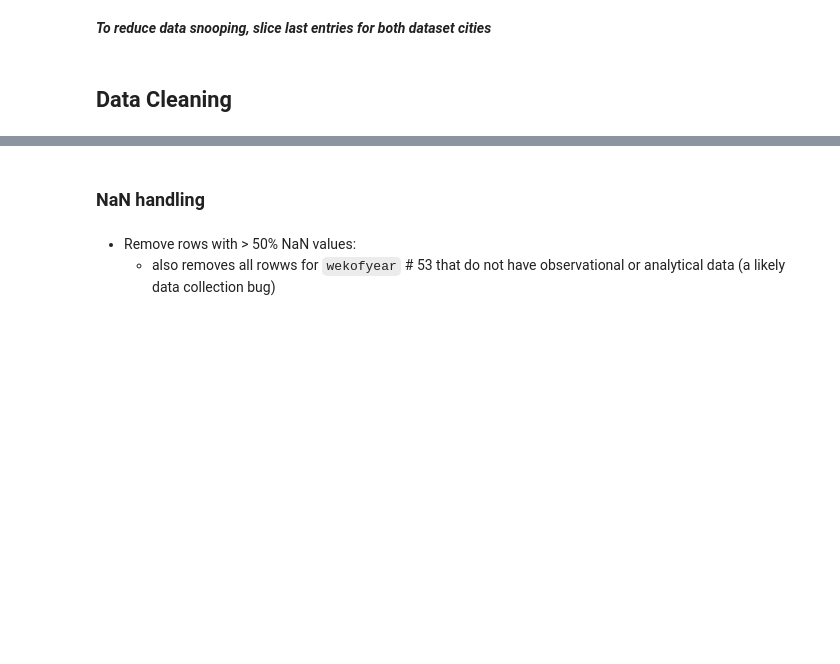
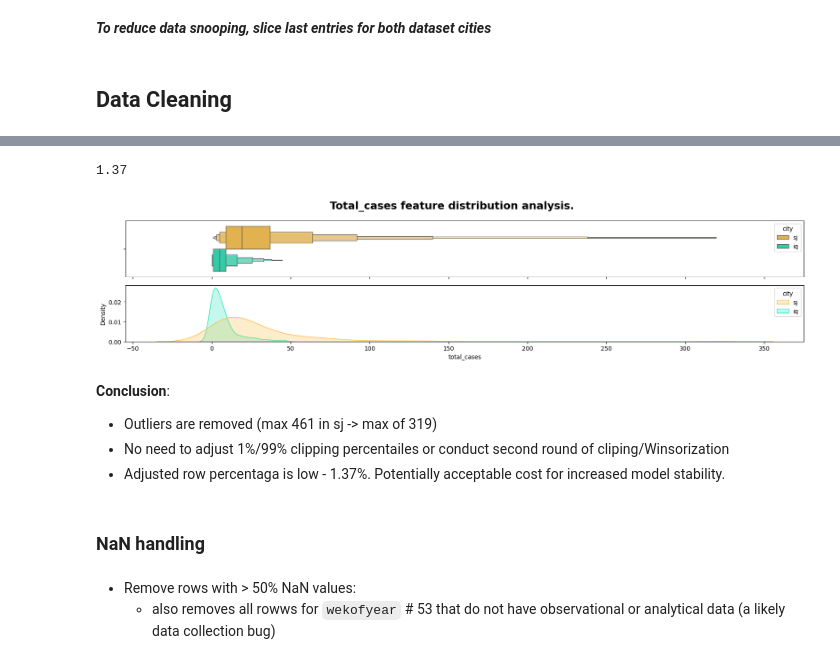
Before and after one commit to ButrosV/dengue-transfer-learn, a Jupyter notebook: notebooks/02_data_cleaning_dengue.ipynb, the cells around one changed output, grey strips where cells are left out. Cells and saved outputs as stored; diff of their text form; code cells hidden in the pictures; blank space fills up the shorter version.

Commit message:
added outlier caping functionality

```diff
--- a/notebooks/02_data_cleaning_dengue.ipynb
+++ b/notebooks/02_data_cleaning_dengue.ipynb
@@ -175,3 +218,22 @@ dtype: float64
+# %%
+intermediate_target = cap_outliers(data=df_labels_raw, features=TARGET)
+df_labels_clean = intermediate_target["data"]
+# %%
+intermediate_target["capped_row_prc"]
+# %% [output]
+1.37
+# %%
+display_distributions(data = df_labels_clean,
+                      hue_palette=(CITYGROUP_FEAT, random_colormap()),
+                     features=[TARGET], title_prefix=TARGET.capitalize(),
+                     )
+# %% [output]
+[figure, added]
+# %% [markdown]
+**Conclusion**:
+- Outliers are removed (max 461 in sj -> max of 319)
+- No need to adjust 1%/99% clipping percentailes or conduct second round of cliping/Winsorization
+- Adjusted row percentaga is low - 1.37%. Potentially acceptable cost for increased model stability.
 # %% [markdown]
 ### NaN handling
 # %% [markdown]
```
Also changed, not shown: parts of 18 cells of this notebook, 3 other files.
